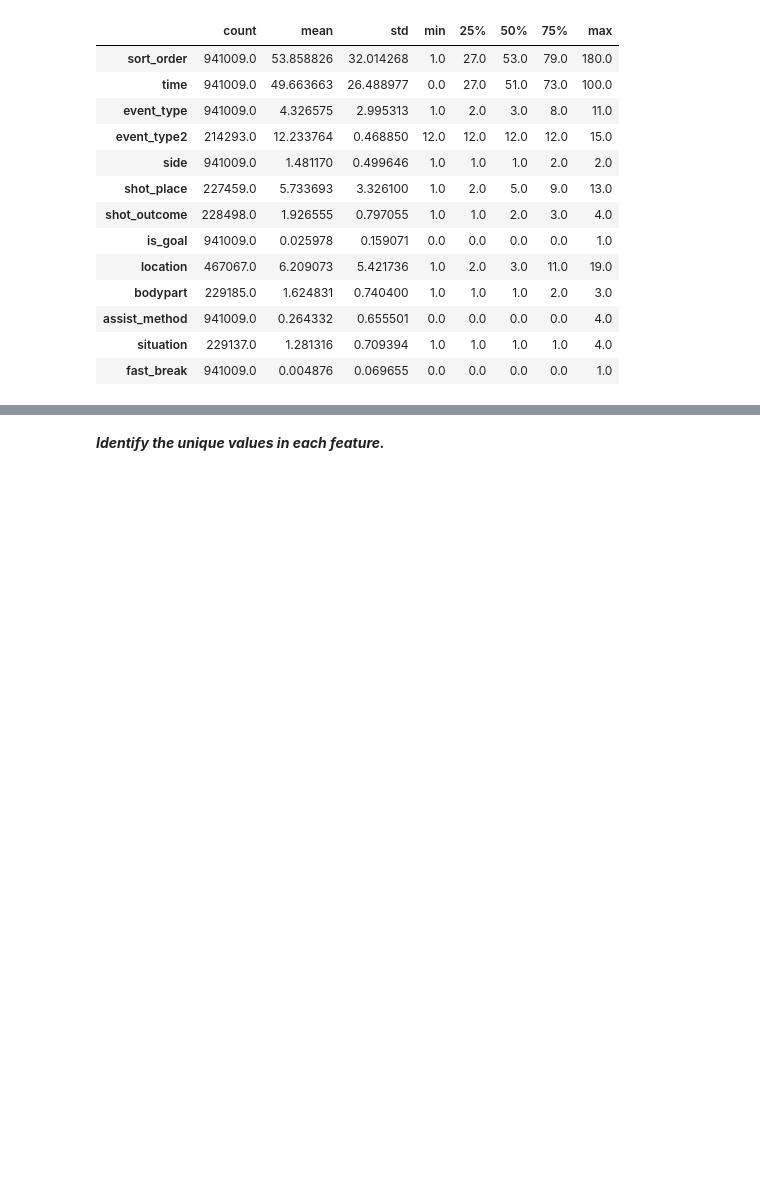
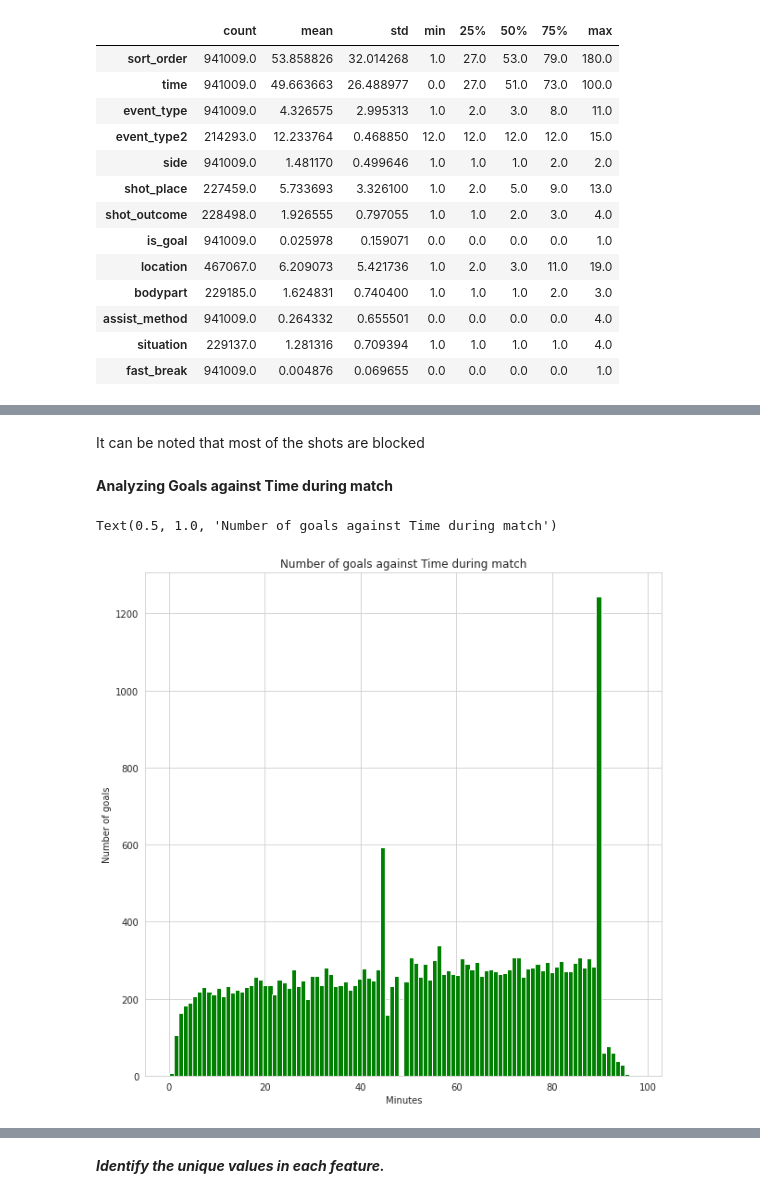
Before and after one commit to NishaMDev/ML-Learning, a Jupyter notebook: Assignment#2/ML_Assignment_2.ipynb, the cells around one changed output, grey strips where cells are left out. Saved outputs shown, nothing was run; the diff lists cells and outputs as text; code cells hidden in the pictures; blank space fills up the shorter version.

```diff
--- a/Assignment#2/ML_Assignment_2.ipynb
+++ b/Assignment#2/ML_Assignment_2.ipynb
@@ -86,0 +193,15 @@ events.describe().T
+# %% [markdown]
+It can be noted that most of the shots are blocked
+# %% [markdown]
+**Analyzing Goals against Time during match**
+# %%
+goals=events[events["is_goal"]==1]
+
+fig=plt.figure(figsize=(10,10))
+plt.hist(goals.time,width=1,bins=100,color="green")   #100 so 1 bar per minute
+plt.xlabel("Minutes")
+plt.ylabel("Number of goals")
+plt.title("Number of goals against Time during match")
+# %% [output]
+Text(0.5, 1.0, 'Number of goals against Time during match')
+[figure, added]
```
Also changed, not shown: parts of 137 cells of this notebook.
